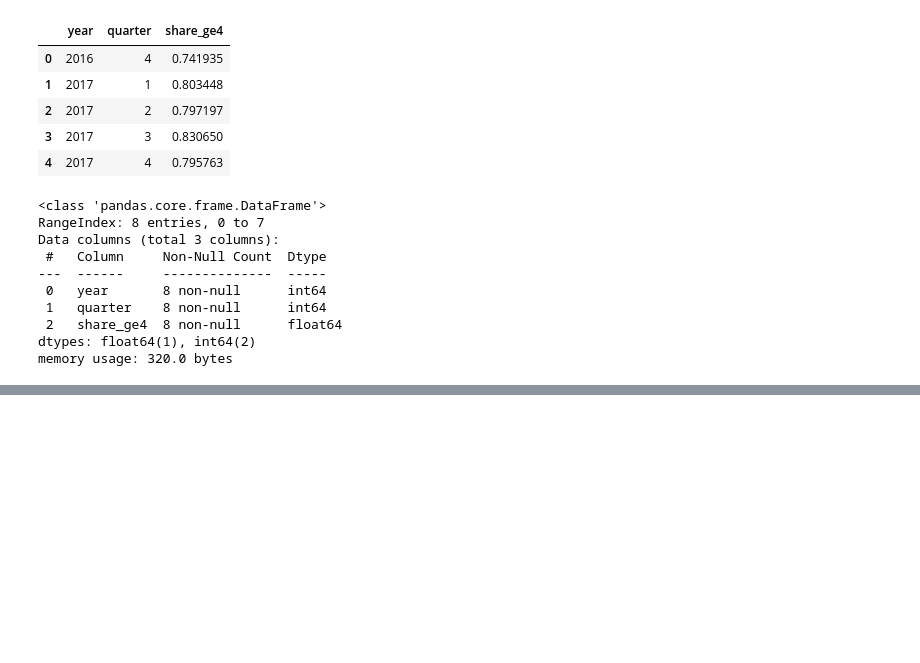
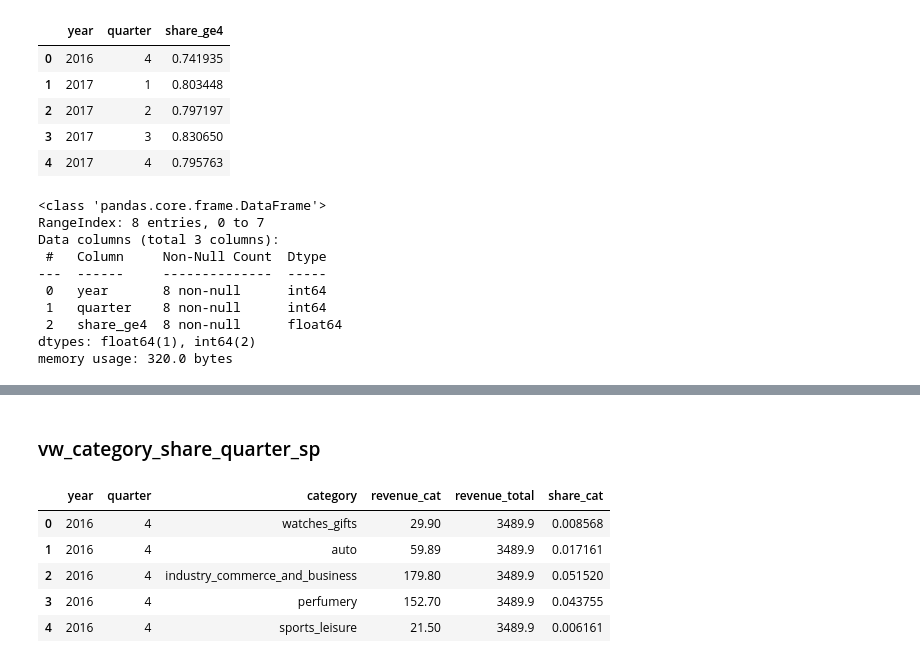
Before and after one commit to Vierinsky/ecommerce-analytics-python-sql, a Jupyter notebook: notebooks/eda.ipynb, the cells around one changed output, grey strips where cells are left out. Cells and saved outputs as stored; diff of their text form; code cells hidden in the pictures; blank space fills up the shorter version.

```diff
--- a/notebooks/eda.ipynb
+++ b/notebooks/eda.ipynb
@@ -838,0 +839,5 @@ def table_to_df():
+# %%
+with engine.connect() as conn:
+    leadtime_p90_df = pd.read_sql("SELECT * FROM analytics.vw_leadtime_p90_quarter_sp", conn)
+
+leadtime_p90_df.head()
@@ -838,0 +853,5 @@ def table_to_df():
+# %%
+with engine.connect() as conn:
+    ontimerate_df = pd.read_sql("SELECT * FROM analytics.vw_on_time_rate_quarter_sp", conn)
+
+ontimerate_df.head()
@@ -838,0 +865,14 @@ def table_to_df():
+# %% [markdown]
+### vw_category_share_quarter_sp
+# %%
+with engine.connect() as conn:
+    cat_share_df = pd.read_sql("SELECT * FROM analytics.vw_category_share_quarter_sp", conn)
+
+cat_share_df.head()
+# %% [output]
+|  | year | quarter | category | revenue_cat | revenue_total | share_cat |
+| 0 | 2016 | 4 | watches_gifts | 29.90 | 3489.9 | 0.008568 |
+| 1 | 2016 | 4 | auto | 59.89 | 3489.9 | 0.017161 |
+| 2 | 2016 | 4 | industry_commerce_and_business | 179.80 | 3489.9 | 0.051520 |
+| 3 | 2016 | 4 | perfumery | 152.70 | 3489.9 | 0.043755 |
+| 4 | 2016 | 4 | sports_leisure | 21.50 | 3489.9 | 0.006161 |
```
Also changed, not shown: parts of 12 cells of this notebook, 2 other files.
